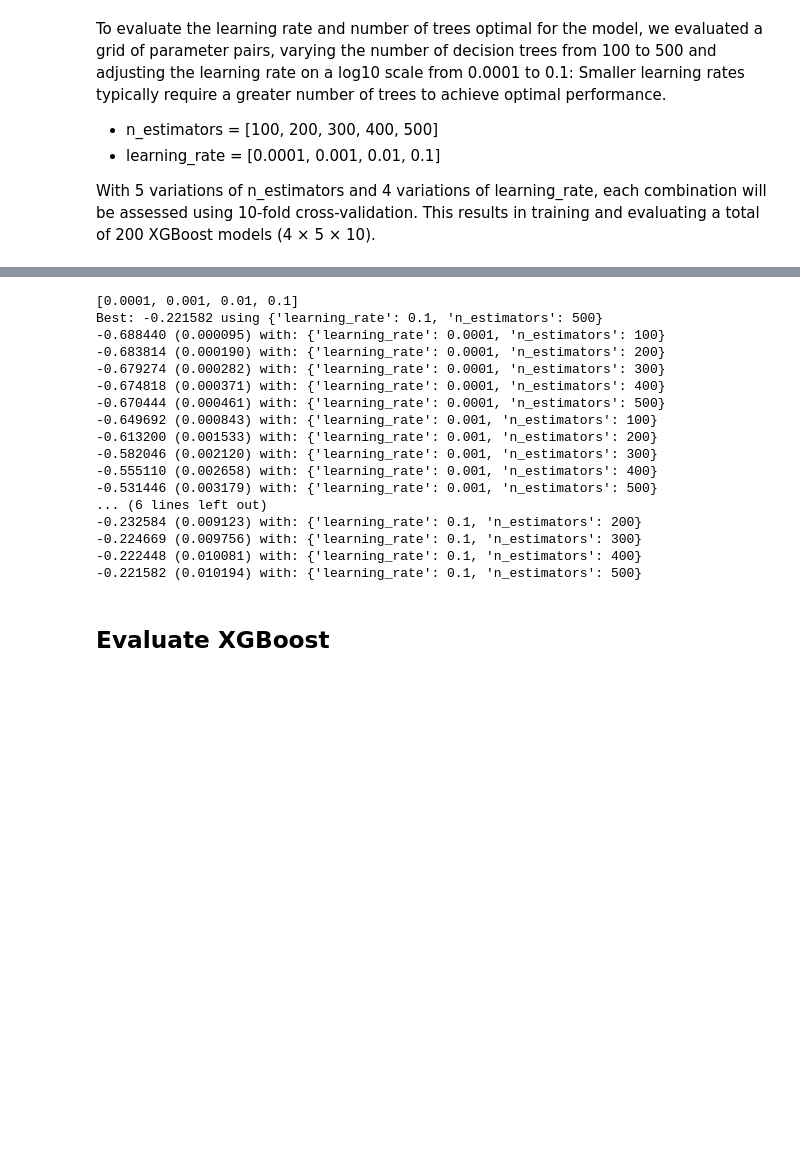
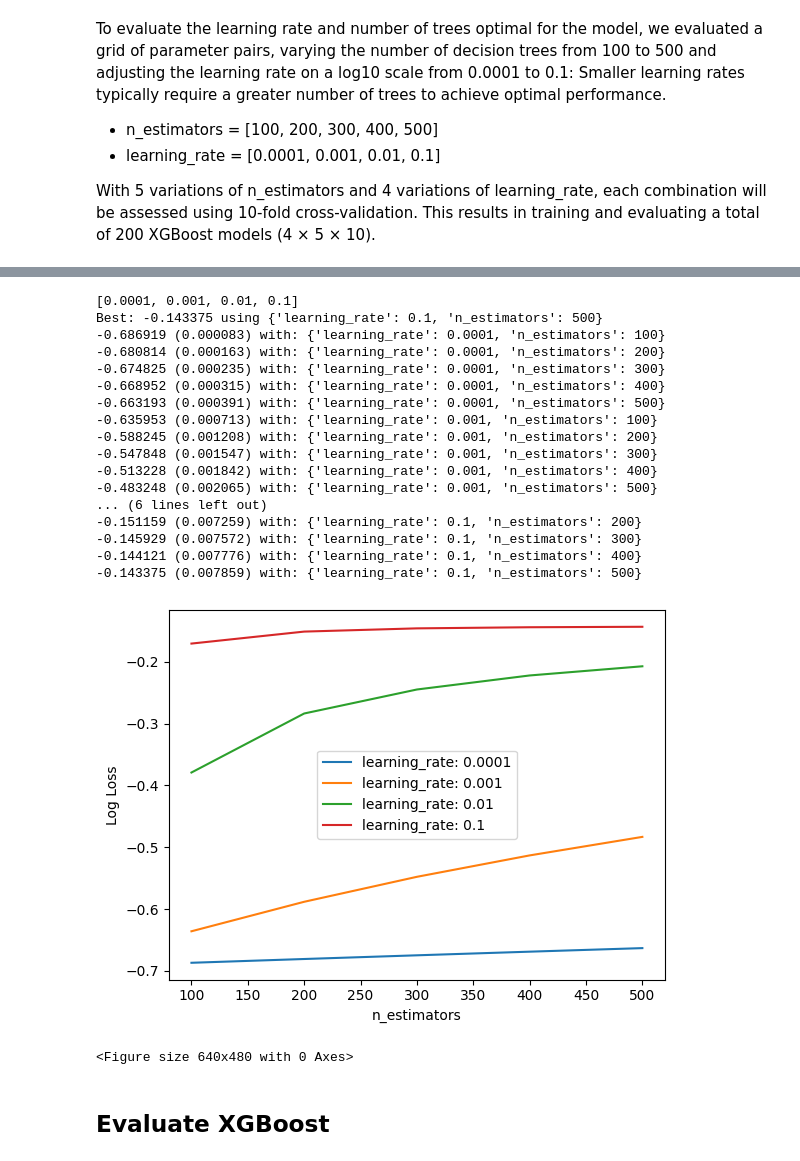
Before and after one commit to avocoder123/JobVerifier.ai, a Jupyter notebook: job_verifier.ipynb, the cells around one changed output, grey strips where cells are left out. Drawn from its saved outputs; the diff is of its cells as text; code cells hidden in the pictures; blank space fills up the shorter version.

```diff
--- a/job_verifier.ipynb
+++ b/job_verifier.ipynb
@@ -612,34 +624,37 @@ stds = grid_result.cv_results_['std_test_score']
 params = grid_result.cv_results_['params']
 for mean, stdev, param in zip(means, stds, params):
 	print("%f (%f) with: %r" % (mean, stdev, param))
-
-# plot results
-scores = numpy.array(means).reshape(len(learning_rate), len(n_estimators))
-for i, value in enumerate(learning_rate):
-    plt.plot(n_estimators, scores[i], label='learning_rate: ' + str(value))
-plt.legend()
-plt.xlabel('n_estimators')
-plt.ylabel('Log Loss')
-plt.show()
-plt.savefig('n_estimators_vs_learning_rate.png')
 # %% [output]
 [0.0001, 0.001, 0.01, 0.1]
-Best: -0.221582 using {'learning_rate': 0.1, 'n_estimators': 500}
--0.688440 (0.000095) with: {'learning_rate': 0.0001, 'n_estimators': 100}
--0.683814 (0.000190) with: {'learning_rate': 0.0001, 'n_estimators': 200}
--0.679274 (0.000282) with: {'learning_rate': 0.0001, 'n_estimators': 300}
--0.674818 (0.000371) with: {'learning_rate': 0.0001, 'n_estimators': 400}
--0.670444 (0.000461) with: {'learning_rate': 0.0001, 'n_estimators': 500}
--0.649692 (0.000843) with: {'learning_rate': 0.001, 'n_estimators': 100}
--0.613200 (0.001533) with: {'learning_rate': 0.001, 'n_estimators': 200}
--0.582046 (0.002120) with: {'learning_rate': 0.001, 'n_estimators': 300}
--0.555110 (0.002658) with: {'learning_rate': 0.001, 'n_estimators': 400}
--0.531446 (0.003179) with: {'learning_rate': 0.001, 'n_estimators': 500}
+Best: -0.143375 using {'learning_rate': 0.1, 'n_estimators': 500}
+-0.686919 (0.000083) with: {'learning_rate': 0.0001, 'n_estimators': 100}
+-0.680814 (0.000163) with: {'learning_rate': 0.0001, 'n_estimators': 200}
+-0.674825 (0.000235) with: {'learning_rate': 0.0001, 'n_estimators': 300}
+-0.668952 (0.000315) with: {'learning_rate': 0.0001, 'n_estimators': 400}
+-0.663193 (0.000391) with: {'learning_rate': 0.0001, 'n_estimators': 500}
+-0.635953 (0.000713) with: {'learning_rate': 0.001, 'n_estimators': 100}
+-0.588245 (0.001208) with: {'learning_rate': 0.001, 'n_estimators': 200}
+-0.547848 (0.001547) with: {'learning_rate': 0.001, 'n_estimators': 300}
+-0.513228 (0.001842) with: {'learning_rate': 0.001, 'n_estimators': 400}
+-0.483248 (0.002065) with: {'learning_rate': 0.001, 'n_estimators': 500}
 ... (6 lines left out)
--0.232584 (0.009123) with: {'learning_rate': 0.1, 'n_estimators': 200}
--0.224669 (0.009756) with: {'learning_rate': 0.1, 'n_estimators': 300}
--0.222448 (0.010081) with: {'learning_rate': 0.1, 'n_estimators': 400}
--0.221582 (0.010194) with: {'learning_rate': 0.1, 'n_estimators': 500}
+-0.151159 (0.007259) with: {'learning_rate': 0.1, 'n_estimators': 200}
+-0.145929 (0.007572) with: {'learning_rate': 0.1, 'n_estimators': 300}
+-0.144121 (0.007776) with: {'learning_rate': 0.1, 'n_estimators': 400}
+-0.143375 (0.007859) with: {'learning_rate': 0.1, 'n_estimators': 500}
+# %%
+# plot results
+scores = np.array(means).reshape(len(learning_rate), len(n_estimators))
+for i, value in enumerate(learning_rate):
+    plt.plot(n_estimators, scores[i], label='learning_rate: ' + str(value))
+plt.legend()
+plt.xlabel('n_estimators')
+plt.ylabel('Log Loss')
+plt.show()
+plt.savefig('learning_rate.png')
+# %% [output]
+[figure, added]
+<Figure size 640x480 with 0 Axes>
 # %% [markdown]
 ## **Evaluate XGBoost**
 # %% [markdown]
```
Also changed, not shown: parts of 24 cells of this notebook.
